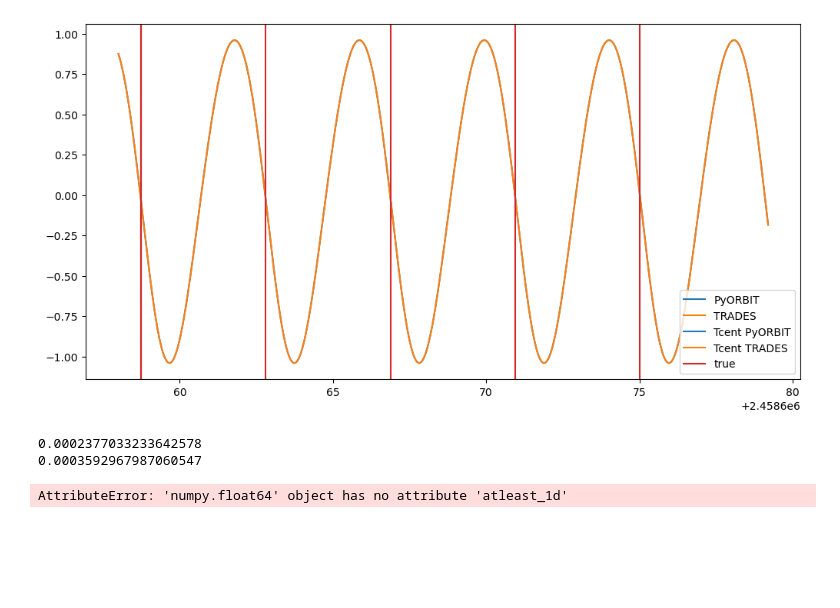
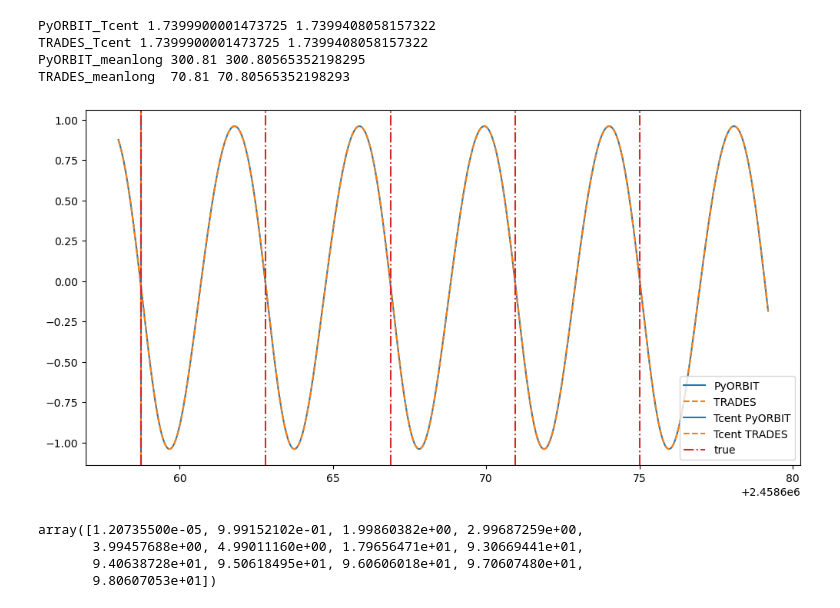
Before and after one commit to LucaMalavolta/PyORBIT, a Jupyter notebook: development/PyORBIT_TRADES_integration/PyORBIT_testing.ipynb, the cells around one changed output. Saved outputs shown, nothing was run; the diff lists cells and outputs as text; code cells hidden in the pictures; blank space fills up the shorter version.

```diff
--- a/development/PyORBIT_TRADES_integration/PyORBIT_testing.ipynb
+++ b/development/PyORBIT_TRADES_integration/PyORBIT_testing.ipynb
@@ -25,9 +25,10 @@ def kepler_RV_T0P(BJD0, mean_long, Period, K, e0, omega0, Omega0=0.0):
     omega = np.asarray(omega0, dtype=np.double)/180.*np.pi
     Omega = np.asarray(Omega0, dtype=np.double)/180.*np.pi
     e = np.asarray(e0, dtype=np.double)
-    MeAn = 2. * np.pi * (1. + ((BJD0 / Period) + (mean_long/180.*np.pi - omega - Omega) / (2 * np.pi)) % 1.)
+    #MeAn = 2. * np.pi * (1. + ((BJD0 / Period) + (mean_long/180.*np.pi - omega - Omega) / (2 * np.pi)) % 1.)
     #TODO check if the computation of mean anomaly is correct, i.e., include  Omega
     #TODO semplify MeAn = [2*np.pi *(BJD0 / Period) + (mean_long/180.*np.pi - omega - Omega)] % (2 * np.pi)
+    MeAn = (2*np.pi *(BJD0 / Period) + (mean_long/180.*np.pi - omega - Omega)) % (2 * np.pi)
 
     if abs(e0) < 1e-3:
         TrAn = np.asarray(MeAn, dtype=np.double)
@@ -136,7 +137,8 @@ def kepler_phase2Tc_Tref(Period, mean_long, e0=0., omega0=90., Omega0=0.0):
     TrAn = np.pi / 2 - omega
     EccAn = 2. * np.arctan(np.sqrt((1.0 - e0) / (1.0 + e0)) * np.tan(TrAn / 2.0))
     MeAn = EccAn - e0 * np.sin(EccAn)
-    return (MeAn - mean_long/180.*np.pi + omega + Omega) / (2 * np.pi) * Period % Period
+    MeAn_Tref = mean_long/180.*np.pi - omega - Omega
+    return (MeAn - MeAn_Tref) / (2 * np.pi) * Period % Period
 # %%
 RV = kepler_RV_T0P(epochs-Tref, mean_long, period, K, e, omega)
 
@@ -290,51 +332,57 @@ epo ==>          obs_t0 -            tnew =           dt days dt%P     idtp test
+# %%
+def kepler_Tc2phase_Tref(Period, Tcent , e0, omega0, Omega0=0.):
+    omega = omega0*np.pi/180.
+    Omega = Omega0*np.pi/180.
+    TrAn = np.pi / 2 - omega
+    EccAn = 2. * np.arctan(np.sqrt((1.0 - e0) / (1.0 + e0)) * np.tan(TrAn / 2.0))
+    MeAn = EccAn - e0 * np.sin(EccAn)
+    return ((omega + MeAn +Omega - Tcent / Period * 2 * np.pi) * 180. / np.pi) % 360.
 # %%
 rv_epochs = np.arange(1658.0, 1679.2, 0.001) + 2457000.0
 K=1.0
 
 mean_long_pyorbit = meana_b + argp_b #+ longn_b
 rv_pyorbit = kepler_RV_T0P(rv_epochs-t_e, mean_long_pyorbit, P_b, K, e_b, argp_b)
 Tcent_pyorbit = kepler_phase2Tc_Tref(P_b, mean_long_pyorbit, e_b, argp_b)
 
 mean_long_trades = meana_b + argp_b + longn_b
 rv_trades = kepler_RV_T0P(rv_epochs-t_e, mean_long_trades, P_b, K, e_b, argp_b, longn_b)
 Tcent_trades = kepler_phase2Tc_Tref(P_b, mean_long_trades, e_b, argp_b, longn_b)
 
+mean_long_pyorbit = meana_b + argp_b #+ longn_b
+mean_long_trades = meana_b + argp_b + longn_b
+print('PyORBIT_Tcent', obs_t0[0]-t_e, Tcent_pyorbit)
+print('TRADES_Tcent', obs_t0[0] -t_e, Tcent_trades)
+print('PyORBIT_meanlong', mean_long_pyorbit%360.0, kepler_Tc2phase_Tref(P_b, obs_t0[0]-t_e, e_b, argp_b))
+print('TRADES_meanlong ', mean_long_trades%360.0, kepler_Tc2phase_Tref(P_b, obs_t0[0]-t_e, e_b, argp_b, longn_b))
+
+
+
+
+
 plt.figure(figsize=(12,6))
 plt.plot(rv_epochs, rv_pyorbit, c='C0', label='PyORBIT')
-plt.plot(rv_epochs, rv_trades, c='C1', label='TRADES')
+plt.plot(rv_epochs, rv_trades, c='C1',  linestyle='dashed', label='TRADES')
 plt.axvline(Tcent_pyorbit + t_e, c='C0', label='Tcent PyORBIT')
-plt.axvline(Tcent_trades + t_e, c='C1', label='Tcent TRADES')
+plt.axvline(Tcent_trades + t_e, c='C1',  linestyle='dashed', label='Tcent TRADES')
 
-plt.axvline(obs_t0[0], c='C3', label='true')
+plt.axvline(obs_t0[0], c='C3', linestyle='-.', label='true')
 for ii in range(1,5):
-    plt.axvline(obs_t0[ii], c='C3')
+    plt.axvline(obs_t0[ii], linestyle='-.', c='C3')
 plt.legend()
 plt.show()
 # %% [output]
+PyORBIT_Tcent 1.7399900001473725 1.7399408058157322
+TRADES_Tcent 1.7399900001473725 1.7399408058157322
+PyORBIT_meanlong 300.81 300.80565352198295
+TRADES_meanlong  70.81 70.80565352198293
-[figure, old version]
+[figure, new version]
 # %%
-from time import time
+# check the closest Tc to a given
 
-omega0 = np.random.uniform(0, 360, 34)
-omega0 = 45.64
-deg2rad = np.pi/180.
-time0 = time()
-for ii in range(0,100):
-    omega = np.asarray(omega0*deg2rad)
-time1= time()
-print(time1-time0)
-
-time0 = time()
-for ii in range(0,100):
-    omega = np.asarray(np.deg2rad(omega0))
-time1= time()
-print(time1-time0)
+(obs_t0 - t_e - Tcent_pyorbit) % P_b
 # %% [output]
-0.0002377033233642578
-0.0003592967987060547
+array([1.20735500e-05, 9.99152102e-01, 1.99860382e+00, 2.99687259e+00,
+       3.99457688e+00, 4.99011160e+00, 1.79656471e+01, 9.30669441e+01,
+       9.40638728e+01, 9.50618495e+01, 9.60606018e+01, 9.70607480e+01,
+       9.80607053e+01])
-# %%
-aa = 345
-bb =  np.deg2rad(aa).atleast_1d()
-print(bb)
-# %% [output]
-AttributeError: 'numpy.float64' object has no attribute 'atleast_1d'
```
Also changed, not shown: parts of 4 cells of this notebook, 22 other files.
